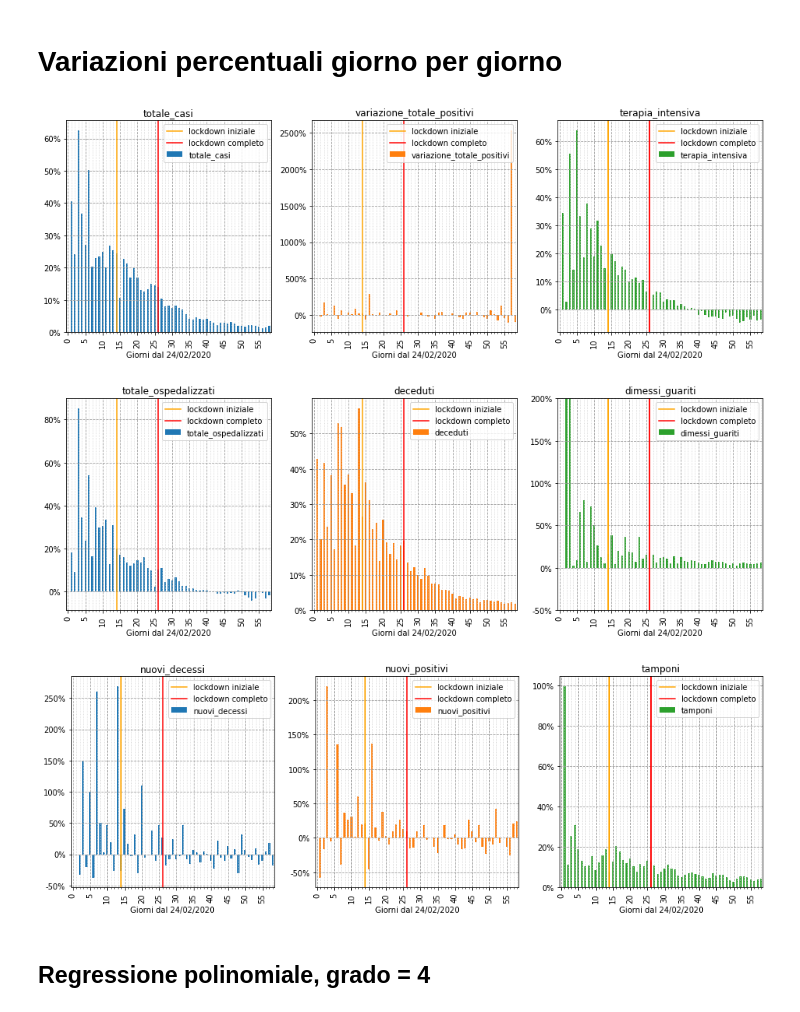
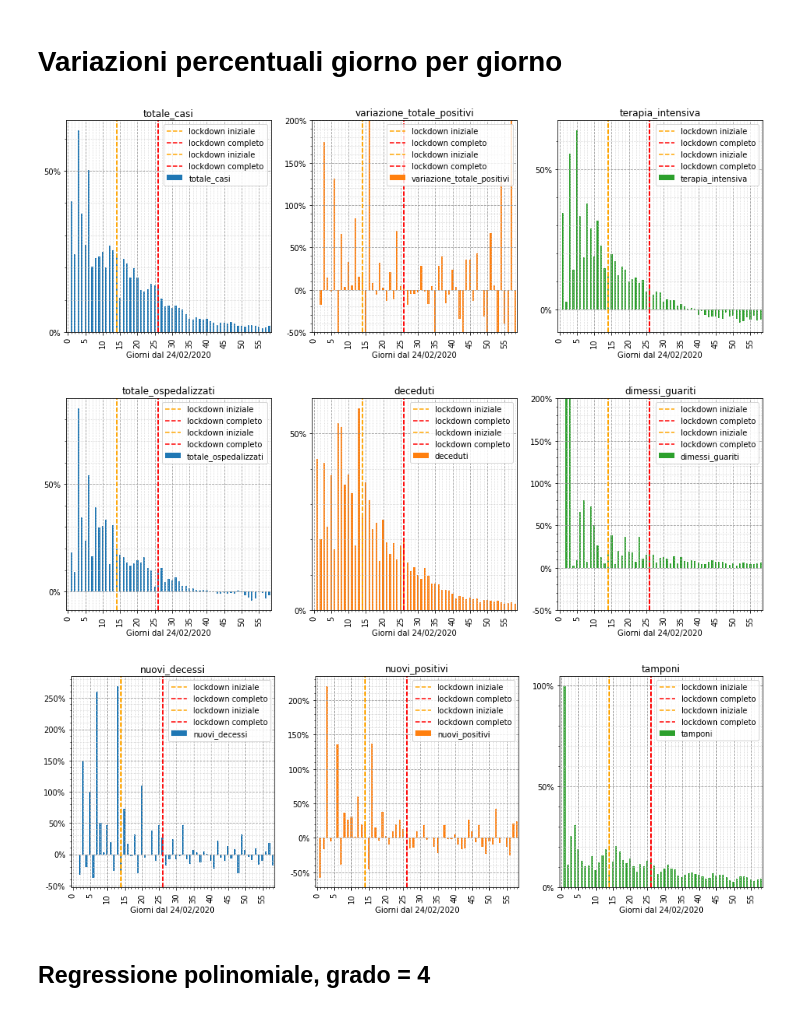
Before and after one commit to iosand71/covid19, a Jupyter notebook: covid19-italia.ipynb, the cells around one changed output. Drawn from its saved outputs; the diff is of its cells as text; code cells hidden in the pictures.

```diff
--- a/covid19-italia.ipynb
+++ b/covid19-italia.ipynb
@@ -15,9 +15,9 @@ import matplotlib
 # Config
 
 url = "https://raw.githubusercontent.com/pcm-dpc/COVID-19/master/dati-andamento-nazionale/dpc-covid19-ita-andamento-nazionale.csv"
-days_range = 65
-order = 3
-log_scale = True
+days_range = 62
+order = 4
+log_scale = False
 
 # Implementation
 
@@ -50,8 +50,8 @@ def fmt_plot(aplot, size):
     return aplot
   aplot.yaxis.set_major_locator(MultipleLocator(size))
   aplot.yaxis.set_minor_locator(AutoMinorLocator(5))
-  aplot.axvline(x=14, color="orange", label="lockdown iniziale")
-  aplot.axvline(x=26, color="red", label="lockdown completo")
+  aplot.axvline(x=14, color="orange", label="lockdown iniziale", linestyle="--")
+  aplot.axvline(x=26, color="red", label="lockdown completo", linestyle="--")
 
   return aplot
 
@@ -293,44 +292,45 @@ def plot_func_pct(columns):
     global log_scale
     plot_pct = data_pct.loc[:,columns] \
         .plot(kind='bar',
               x='data',
               subplots=True,
               sharex=True,
               layout=(1,3),
               grid=True,
               legend=False)
     plt_fmt = fmt_plot(plot_pct[0][0], .5)
     plt_fmt.yaxis.set_major_formatter(tick)
     plt_fmt.xaxis.set_major_formatter(xtick)
-    plt_fmt.axvline(x=14, color="orange", label="lockdown iniziale")
-    plt_fmt.axvline(x=26, color="red", label="lockdown completo")
+    plt_fmt.axvline(x=14, color="orange", label="lockdown iniziale", linestyle='--')
+    plt_fmt.axvline(x=26, color="red", label="lockdown completo", linestyle='--')
     plt_fmt.legend()
     plt_fmt = fmt_plot(plot_pct[0][1], .5)
-    plt_fmt.axvline(x=14, color="orange", label="lockdown iniziale")
-    plt_fmt.axvline(x=26, color="red", label="lockdown completo")
+    plt_fmt.axvline(x=14, color="orange", label="lockdown iniziale", linestyle='--')
+    plt_fmt.axvline(x=26, color="red", label="lockdown completo", linestyle='--')
     plt_fmt.legend()
     plt_fmt.yaxis.set_major_formatter(tick)
     plt_fmt.xaxis.set_major_formatter(xtick)
     plt_fmt = fmt_plot(plot_pct[0][2], .5)
-    plt_fmt.axvline(x=14, color="orange", label="lockdown iniziale")
-    plt_fmt.axvline(x=26, color="red", label="lockdown completo")
+    plt_fmt.axvline(x=14, color="orange", label="lockdown iniziale", linestyle='--')
+    plt_fmt.axvline(x=26, color="red", label="lockdown completo", linestyle='--')
     plt_fmt.legend()
     plt_fmt.yaxis.set_major_formatter(tick)
     plt_fmt.xaxis.set_major_formatter(xtick)
-    plt_fmt.axvline(x=14, color="orange", label="lockdown iniziale")
-    plt_fmt.axvline(x=26, color="red", label="lockdown completo")
+    plt_fmt.axvline(x=14, color="orange", label="lockdown iniziale", linestyle='--')
+    plt_fmt.axvline(x=26, color="red", label="lockdown completo", linestyle='--')
 
 
     return plot_pct
 
 plot_pct = plot_func_pct(['data','totale_casi','variazione_totale_positivi','terapia_intensiva'])
+plot_pct[0][1].set_ylim([-0.5,2])
 plot_pct = plot_func_pct(['data','totale_ospedalizzati','deceduti','dimessi_guariti'])
 plot_pct[0][2].set_ylim([-0.5,2])
 plot_pct = plot_func_pct(['data','nuovi_decessi','nuovi_positivi','tamponi'])
 # %% [output]
-[figure, old version]
+[figure, new version]
-[figure, old version]
+[figure, new version]
-[figure, old version]
+[figure, new version]
 # %%
 x = data.index
 # y = data.totale_casi
```
Also changed, not shown: parts of 2 cells of this notebook, 1 other file.
